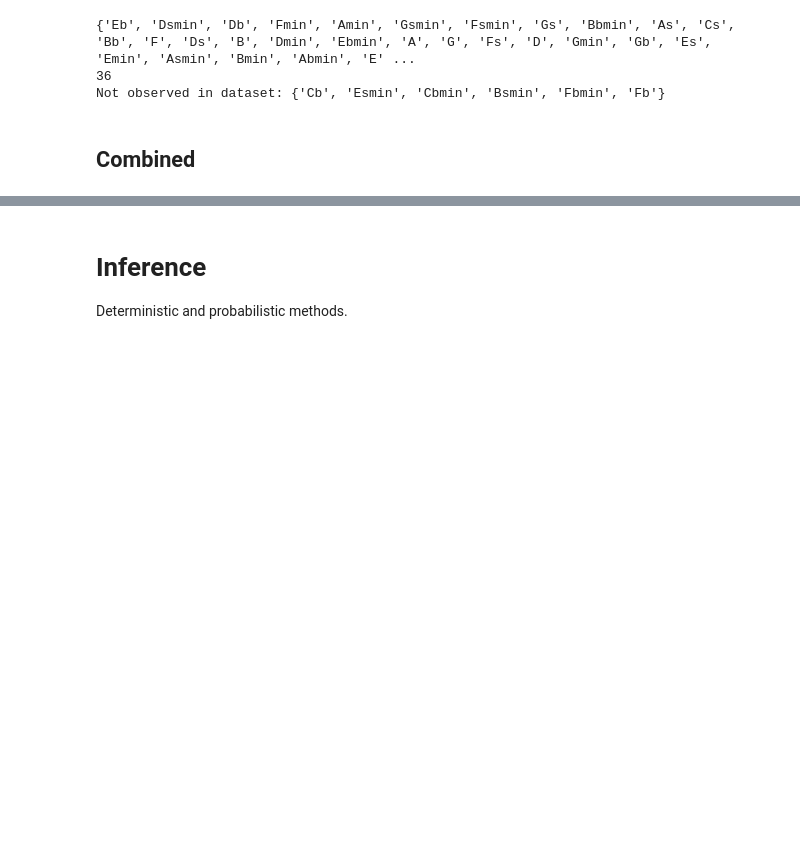
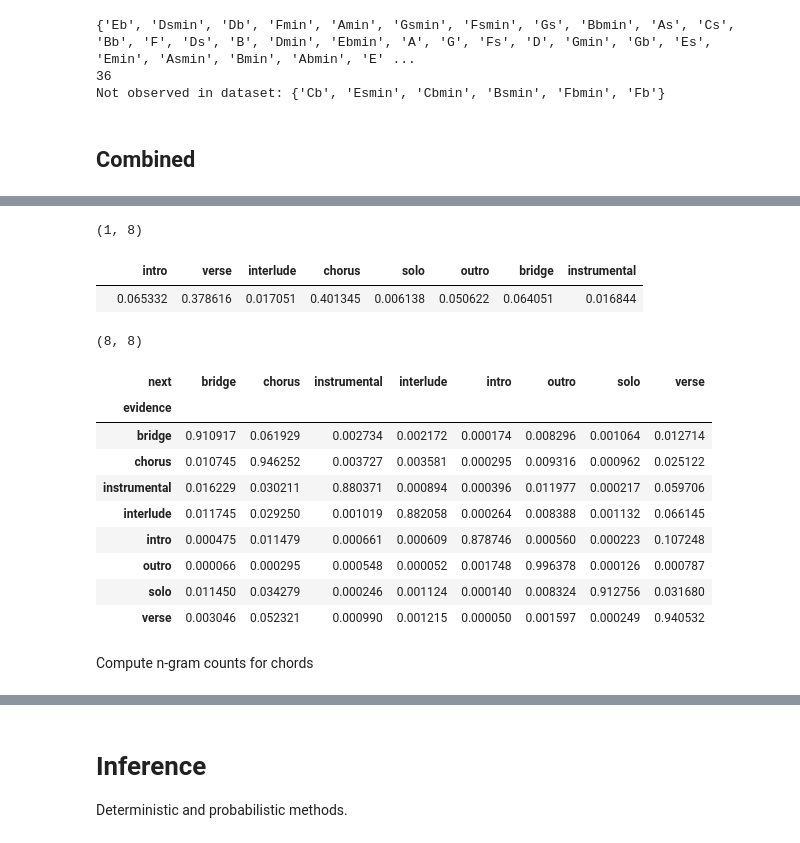
Before and after one commit to christinaxu10/dj-markov, a Jupyter notebook: chordsandstructure.ipynb, the cells around one changed output, grey strips where cells are left out. Cells and saved outputs as stored; diff of their text form; code cells hidden in the pictures; blank space fills up the shorter version.

```diff
--- a/chordsandstructure.ipynb
+++ b/chordsandstructure.ipynb
@@ -329,13 +341,0 @@ Import our processed dataset and compute n-gram counts.
-# %%
-import ast
-
-# transposed pop songs
-pop_chords = pd.read_csv('chordonomicon_v2_simplified.csv', usecols=['chords'])['chords'].apply(ast.literal_eval)
-
-# n hyperparameter
-n = 3
-
-# counts for all n-grams up to n
-n_gram_counts = count_n_grams(pop_chords, n)
-for key, _ in n_gram_counts:
-    print(n_gram_counts.get_group(key).sort_values(by='count'), "\n\n")
@@ -502,0 +398,9 @@ See the caveats in the documentation: https://pandas.pydata.org/pandas-docs/stab
+# %%
+# Sections
+
+n = 2 # S_t+1 only depends on S_t
+
+pop_sections = pop_df['sections']
+n_gram_cnts = count_n_grams(pop_sections, n)
+for key, _ in n_gram_cnts:
+    print(n_gram_cnts.get_group(key).sort_values(by='count'), "\n\n")
@@ -502,0 +425,30 @@ See the caveats in the documentation: https://pandas.pydata.org/pandas-docs/stab
+# %%
+all_sections = list(all_sections)
+
+# Section unigram probs
+unigram_probs_sec = compute_unigram_prob(n_gram_cnts, all_sections)
+print(unigram_probs_sec.shape)
+unigram_probs_sec
+# %% [output]
+(1, 8)
+|  | intro | verse | interlude | chorus | solo | outro | bridge | instrumental |
+|  | 0.065332 | 0.378616 | 0.017051 | 0.401345 | 0.006138 | 0.050622 | 0.064051 | 0.016844 |
+# %%
+# Section bigram probs
+bigram_probs_sec = compute_ngram_prob(n_gram_cnts, all_sections, n=2)
+print(bigram_probs_sec.shape)
+bigram_probs_sec
+# %% [output]
+(8, 8)
+| next | bridge | chorus | instrumental | interlude | intro | outro | solo | verse |
+| evidence |  |  |  |  |  |  |  |  |
+| bridge | 0.910917 | 0.061929 | 0.002734 | 0.002172 | 0.000174 | 0.008296 | 0.001064 | 0.012714 |
+| chorus | 0.010745 | 0.946252 | 0.003727 | 0.003581 | 0.000295 | 0.009316 | 0.000962 | 0.025122 |
+| instrumental | 0.016229 | 0.030211 | 0.880371 | 0.000894 | 0.000396 | 0.011977 | 0.000217 | 0.059706 |
+| interlude | 0.011745 | 0.029250 | 0.001019 | 0.882058 | 0.000264 | 0.008388 | 0.001132 | 0.066145 |
+| intro | 0.000475 | 0.011479 | 0.000661 | 0.000609 | 0.878746 | 0.000560 | 0.000223 | 0.107248 |
+| outro | 0.000066 | 0.000295 | 0.000548 | 0.000052 | 0.001748 | 0.996378 | 0.000126 | 0.000787 |
+| solo | 0.011450 | 0.034279 | 0.000246 | 0.001124 | 0.000140 | 0.008324 | 0.912756 | 0.031680 |
+| verse | 0.003046 | 0.052321 | 0.000990 | 0.001215 | 0.000050 | 0.001597 | 0.000249 | 0.940532 |
+# %% [markdown]
+Compute n-gram counts for chords
```
Also changed, not shown: parts of 24 cells of this notebook.
